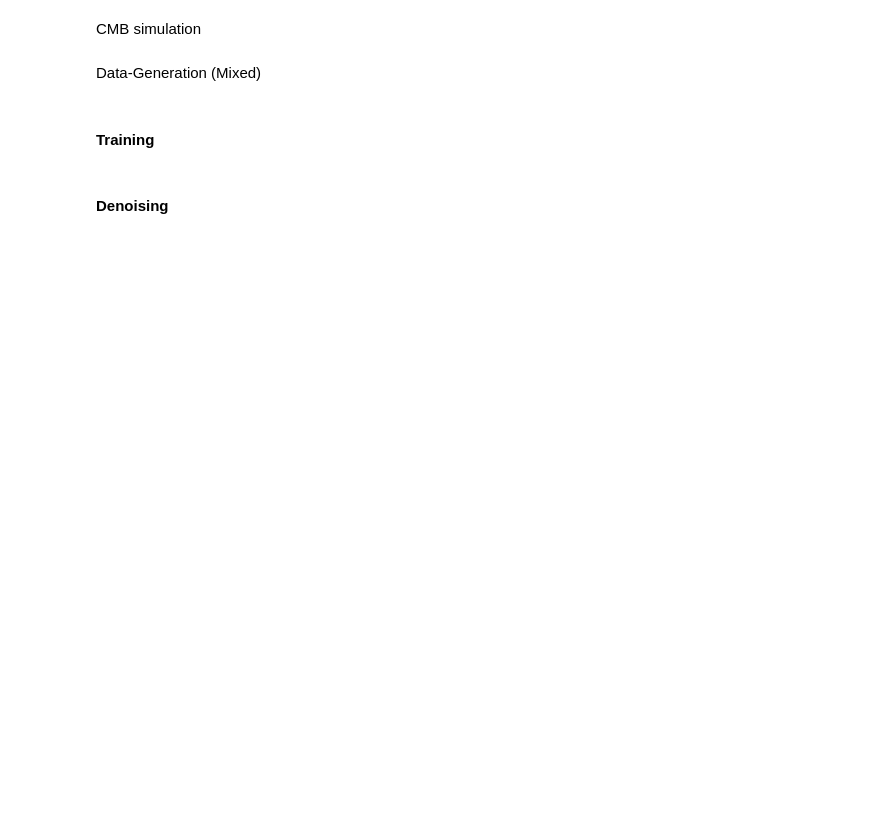
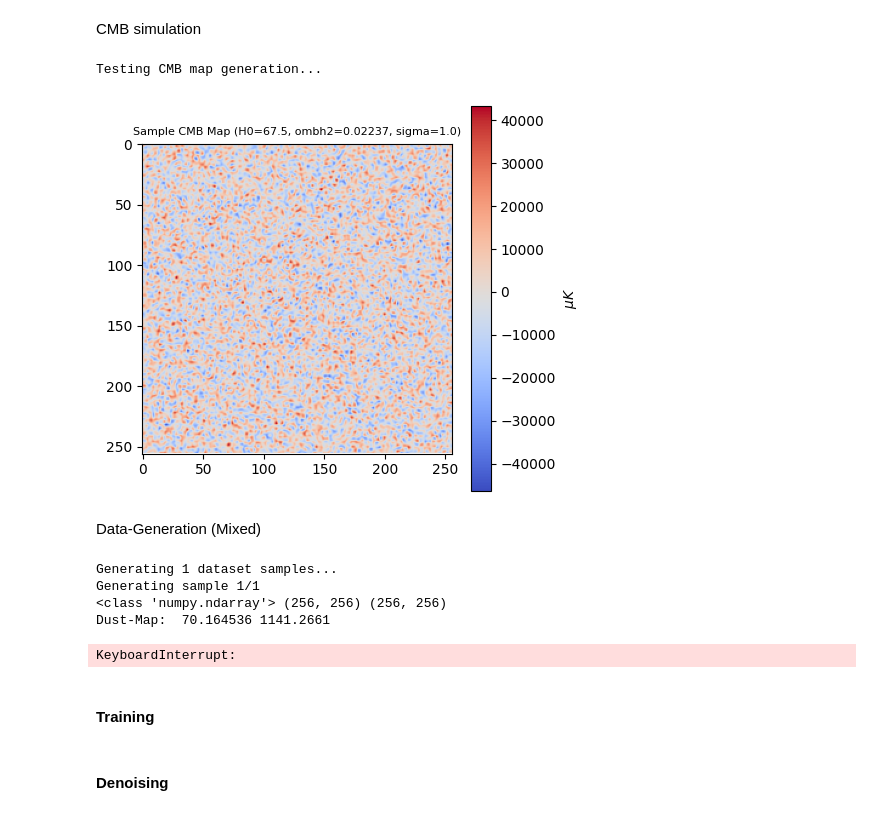
Before and after one commit to AlikMon88/Gibbs-Diff, a Jupyter notebook: unit_main_cosmo.ipynb, the cells around one changed output. Drawn from its saved outputs; the diff is of its cells as text; code cells hidden in the pictures; blank space fills up the shorter version.

```diff
--- a/unit_main_cosmo.ipynb
+++ b/unit_main_cosmo.ipynb
@@ -278,40 +290,26 @@ def generate_cmb_map(cl_tt, sigma_cmb_amp, seed=None):
     cls_for_randmap = np.zeros((1, len(scaled_cl_tt))) # Shape (1, nl) for just T
     cls_for_randmap[0, :] = scaled_cl_tt
 
-    cmb_map_data = curvedsky.rand_map(SHAPE, WCS, cls_for_randmap, seed=seed, pol=False) # pol=False for T only
+    cmb_map_data = curvedsky.rand_map(SHAPE, WCS, cls_for_randmap, seed=seed)#, pol=False) # pol=False for T only
     return enmap.ndmap(cmb_map_data, WCS) # Returns a single map (T)
 # %%
 # Test CMB generation
 print("\nTesting CMB map generation...")
 fiducial_H0 = 67.5
 fiducial_ombh2 = 0.02237 # Example value
 fiducial_sigma_cmb = 1.0
 
 test_cls_tt = get_camb_cls(H0=fiducial_H0, ombh2=fiducial_ombh2)
 test_cmb = generate_cmb_map(test_cls_tt, sigma_cmb_amp=fiducial_sigma_cmb, seed=42)
 
 plt.figure(figsize=(5,5))
 plt.imshow(test_cmb, cmap='coolwarm')
-plt.title(f"Sample CMB Map (H0={fiducial_H0}, ombh2={fiducial_ombh2}, sigma={fiducial_sigma_cmb})")
+plt.title(f"Sample CMB Map (H0={fiducial_H0}, ombh2={fiducial_ombh2}, sigma={fiducial_sigma_cmb})", fontsize=8)
 plt.colorbar(label="$\mu K$")
-# plt.savefig(os.path.join(OUTPUT_DIR,"sample_cmb_map.png"))
 plt.show()
-# print("CMB map generated and saved.")
-
-# Test with varied parameters
-varied_H0 = 80.0
-varied_ombh2 = 0.03
-varied_sigma_cmb = 0.5
-test_cls_varied = get_camb_cls(H0=varied_H0, ombh2=varied_ombh2)
-test_cmb_varied = generate_cmb_map(test_cls_varied, sigma_cmb_amp=varied_sigma_cmb, seed=43)
-
-plt.figure(figsize=(5,5))
-plt.imshow(test_cmb_varied, cmap='coolwarm')
-plt.title(f"Sample CMB Map (H0={varied_H0}, ombh2={varied_ombh2}, sigma={varied_sigma_cmb})")
-plt.colorbar(label="$\mu K$")
-# plt.savefig(os.path.join(OUTPUT_DIR,"sample_cmb_map_varied.png"))
-plt.show()
-# print("Varied CMB map generated and saved.")
+# %% [output]
+Testing CMB map generation...
+[figure, added]
 # %% [markdown]
 Data-Generation (Mixed)
 # %%
@@ -351,29 +393,21 @@ def generate_dataset_sample(index, seed_offset=0):
 # %%
-print(f"\nGenerating {NUM_SAMPLES_TO_GENERATE} dataset samples...")
-all_generated_data = []
-for i in range(NUM_SAMPLES_TO_GENERATE):
-    print(f"Generating sample {i+1}/{NUM_SAMPLES_TO_GENERATE}")
-    d_map, c_map, m_map, params = generate_dataset_sample(i)
-    all_generated_data.append({"dust": d_map, "cmb": c_map, "mixed": m_map, "params": params})
-print("Dataset generation complete.")
-
 # --- VI. Visualization of a Generated Sample ---
 if NUM_SAMPLES_TO_GENERATE > 0:
     sample_idx_to_viz = 0
     data_viz = all_generated_data[sample_idx_to_viz]
     params_viz = data_viz["params"]
 
-    fig, axes = plt.subplots(1, 3, figsize=(18, 6))
+    fig, axes = plt.subplots(1, 3, figsize=(15, 4))
 
-    im0 = axes[0].imshow(data_viz["dust"], cmap='magma')
+    im0 = axes[0].imshow(data_viz["dust"], cmap='coolwarm', origin='lower', vmax=np.percentile(data_viz["dust"], 99))
     axes[0].set_title("Dust (Signal x)")
     fig.colorbar(im0, ax=axes[0], fraction=0.046, pad=0.04)
 
-    im1 = axes[1].imshow(data_viz["cmb"], cmap='coolwarm')
-    axes[1].set_title(f"CMB (Noise $\epsilon$)\nH0={params_viz['H0']:.1f}, ombh2={params_viz['ombh2']:.4f}, sigma={params_viz['sigma_cmb']:.2f}")
+    im1 = axes[1].imshow(data_viz["cmb"], cmap='coolwarm', origin='lower', vmax=np.percentile(data_viz["cmb"], 99))
+    axes[1].set_title(f"CMB (Noise $\epsilon$)\nH0={params_viz['H0']:.1f}, ombh2={params_viz['ombh2']:.4f}, sigma={params_viz['sigma_cmb']:.2f}", fontsize=10)
     fig.colorbar(im1, ax=axes[1], fraction=0.046, pad=0.04)
 
-    im2 = axes[2].imshow(data_viz["mixed"], cmap='viridis')
+    im2 = axes[2].imshow(data_viz["mixed"], cmap='coolwarm', origin='lower', vmax=np.percentile(data_viz["mixed"], 99))
     axes[2].set_title("Mixed (Observation y = x + $\epsilon$)")
     fig.colorbar(im2, ax=axes[2], fraction=0.046, pad=0.04)
 
@@ -381,6 +415,12 @@ if NUM_SAMPLES_TO_GENERATE > 0:
     # plt.savefig(os.path.join(OUTPUT_DIR, f"visualization_sample_{sample_idx_to_viz:04d}.png"))
     plt.show()
     # plt.close()
+# %% [output]
+Generating 1 dataset samples...
+Generating sample 1/1
+<class 'numpy.ndarray'> (256, 256) (256, 256)
+Dust-Map:  70.164536 1141.2661
+KeyboardInterrupt:
 # %% [markdown]
 #### Training
 # %% [markdown]
```
Also changed, not shown: parts of 15 cells of this notebook, 4 other files.
